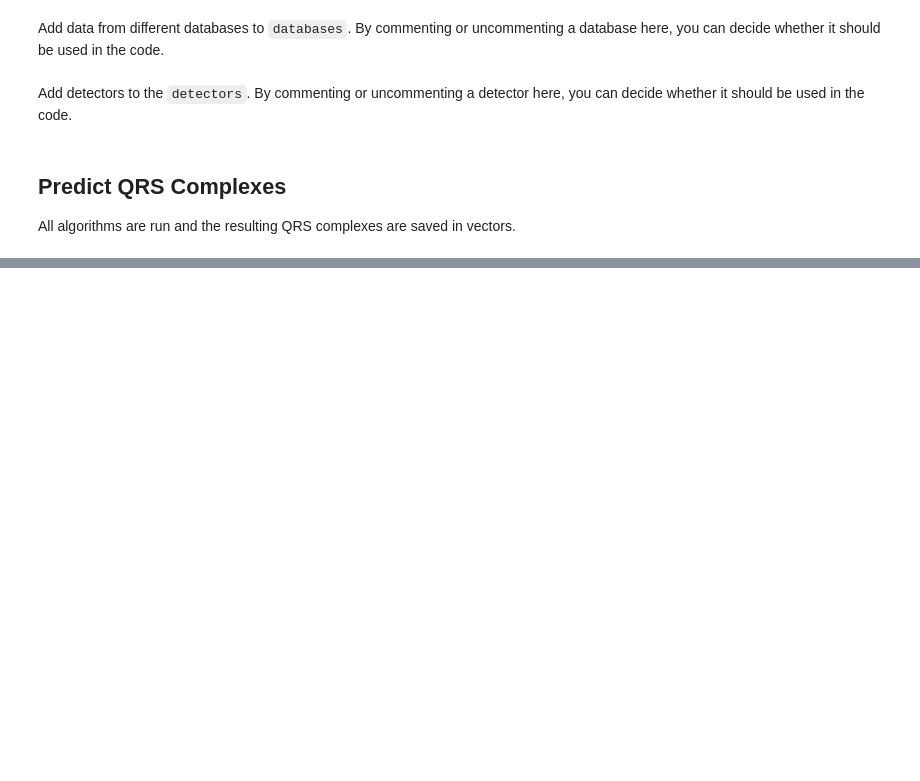
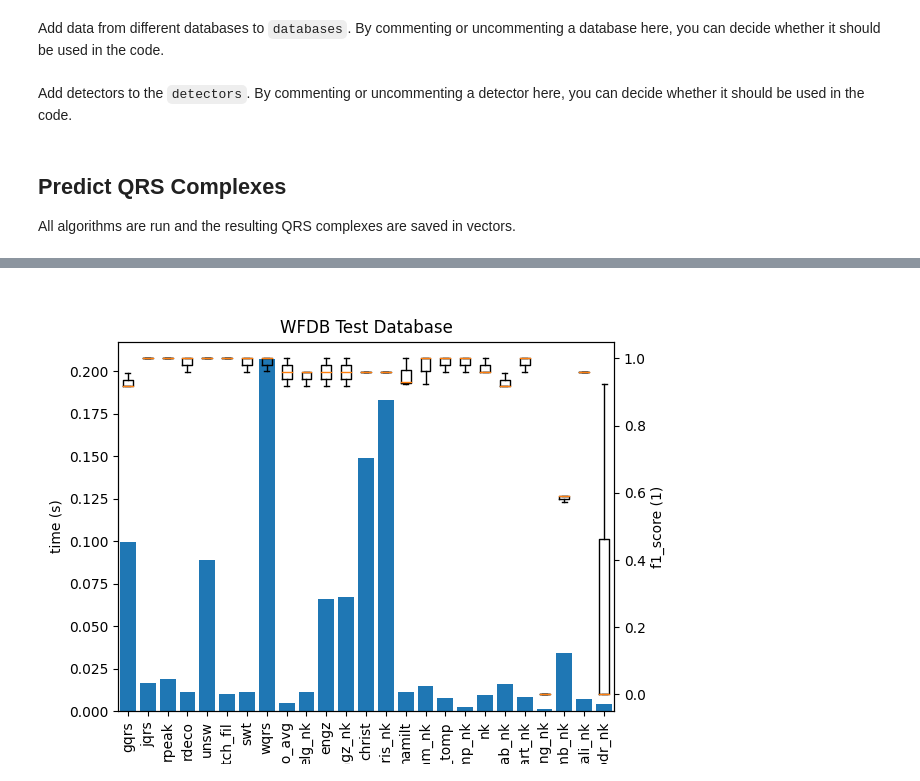
Before and after one commit to floriankri/ecg_detector_assessment, a Jupyter notebook: Playground/playground.ipynb, the cells around one changed output, grey strips where cells are left out. Saved outputs shown, nothing was run; the diff lists cells and outputs as text; code cells hidden in the pictures; blank space fills up the shorter version.

```diff
--- a/Playground/playground.ipynb
+++ b/Playground/playground.ipynb
@@ -420,18 +545,22 @@ def predict_peaks(segment, detector):
     if detector.short_name == "match_fil" and (fs != 250 and fs != 360):
         if print_detector_failure:
             print(detector.short_name, "could not run because the sample rate is wrong and was skipped")
-        return []
+        return [], 0
 
     #predicted_peaks = detector.predicted_qrs_compelx(signal=signal, fs=fs)
-
+    start = time.time()
     try:
         predicted_peaks = detector.predicted_qrs_compelx(signal=signal, fs=fs)
     except IndexError:
         if print_detector_failure:
             print(detector.short_name, "failed due to an index error and was skipped")
-        return []
-
-    return predicted_peaks
+        return [], 0
+    except matlab.engine.MatlabExecutionError:
+        if print_detector_failure:
+            print(detector.short_name, "failed due to a MatlabExecutionError, most likely the signal quality was to bad")
+        return [], 0
+    runtime = time.time() - start
+    return predicted_peaks, runtime
 # %% [markdown]
 The function `binary_classification` classifies whether the predicted peaks are true-positive, false-positive, and false-negative. It needs a segment which can either be a `RecordingSegment` or a `Recording` and a vector of `predicted_peaks` as an input. The output is the number of predicted peaks `pp`, the number of true-positive peaks `tp`, the number of false-positive peaks `fp`, and the number of false-negative peaks `fn`.
 # %%
@@ -492,9 +621,10 @@ detectors = []
 # %% [markdown]
 Add data from different databases to `databases`. By commenting or uncommenting a database here, you can decide whether it should be used in the code.
 # %%
-databases.append(synth_database)
-#databases.append(wfdb_test_database)
+#databases.append(synth_database)
+databases.append(wfdb_test_database)
 #databases.append(telehealth_environment_database)
+#databases.append(mit_bih_arrhythmia_database)
 # %% [markdown]
 Add detectors to the `detectors`. By commenting or uncommenting a detector here, you can decide whether it should be used in the code.
 # %%
@@ -519,22 +667,35 @@ All algorithms are run and the resulting QRS complexes are saved in vectors.
 # %%
 for database in databases:
     print('Database: ',database.Name)
-    sensitivity = [1 for i in range(len(detectors))]
-    positive_predictivity = [1 for i in range(len(detectors))]
-    f1_score = [1 for i in range(len(detectors))]
+    runtime = [[] for i in range(len(detectors))]
+    sensitivity = [[] for i in range(len(detectors))]
+    positive_predictivity = [[] for i in range(len(detectors))]
+    f1_score = [[] for i in range(len(detectors))]
     for user in database.Users:
+        print('User: ',user.UserName)
         for recording in user.Recordings:
-            print('User: ',recording.RecordingName)
+            print('Recording: ',recording.RecordingName)
             for recordingsegment in recording.RecordingSegments:
                 evaluations = recordingsegment.Evaluation(detectors, predict_peaks, binary_classification, score_calculation)
                 for i in range(len(evaluations)):
-                    if evaluations[i].sensitivity < sensitivity[i]: sensitivity[i] = evaluations[i].sensitivity
-                    if evaluations[i].positive_predictivity < positive_predictivity[i]: positive_predictivity[i] = evaluations[i].positive_predictivity
-                    if evaluations[i].f1_score < f1_score[i]: f1_score[i] = evaluations[i].f1_score
+                    runtime[i].append(evaluations[i].runtime)
+                    sensitivity[i].append(evaluations[i].sensitivity)
+                    positive_predictivity[i].append(evaluations[i].positive_predictivity)
+                    f1_score[i].append(evaluations[i].f1_score)
 
-    data = [np.around(sensitivity,decimals=2), np.around(positive_predictivity,decimals=2),np.around(f1_score,decimals=2)]
-    rows = ["sensitiv", "pos pred", "f1 score"]
+    data = [np.around([np.mean(time) for time in runtime],decimals=2),np.around([np.min(sens) for sens in sensitivity],decimals=2), np.around([np.min(pos_pred) for pos_pred in positive_predictivity],decimals=2),np.around([np.min(f1) for f1 in f1_score],decimals=2)]
+    rows = ["runtime (s)","sensitiv", "pos pred", "f1 score"]
     columns = [detector.short_name for detector in detectors]
 
     print(pandas.DataFrame(data, rows, columns))
+
+    fig, ax = plt.subplots()
+    ax.bar(range(1, len(runtime)+1),[np.mean(time) for time in runtime])
+    ax.set_ylabel("time (s)")
+    ax2 = ax.twinx()
+    ax2.boxplot(f1_score)
+    ax2.set_ylabel("f1_score (1)")
+    ax.set_xticklabels(columns, rotation = 'vertical')
+    ax.set_title(database.Name)
+    ax.set_xlabel("detectors")
 # %% [output]
@@ -561,3 +719,4 @@ f1 score  0.88    0.57    0.89      0.89  0.89
+[figure, added]
 # %%
 name = databases[0].Name
 recording = databases[0].Users[0].Recordings[0]
```
Also changed, not shown: parts of 12 cells of this notebook.
